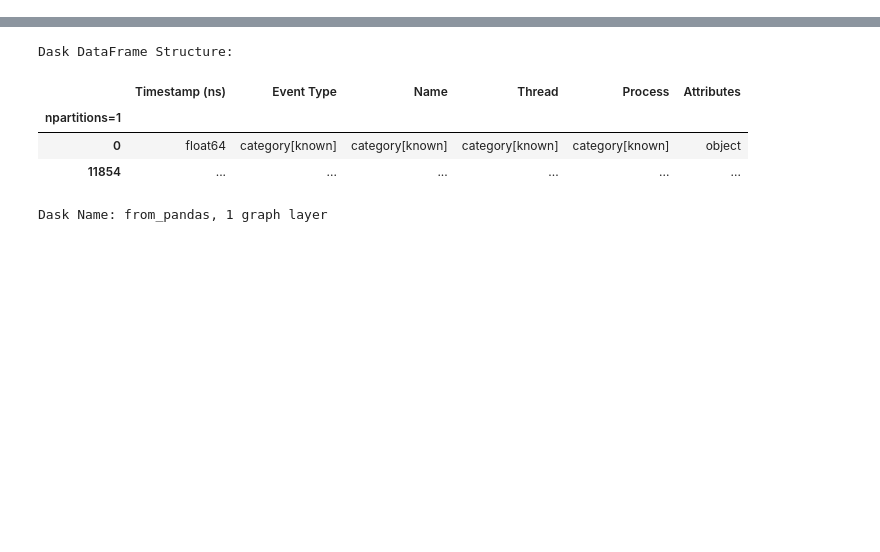
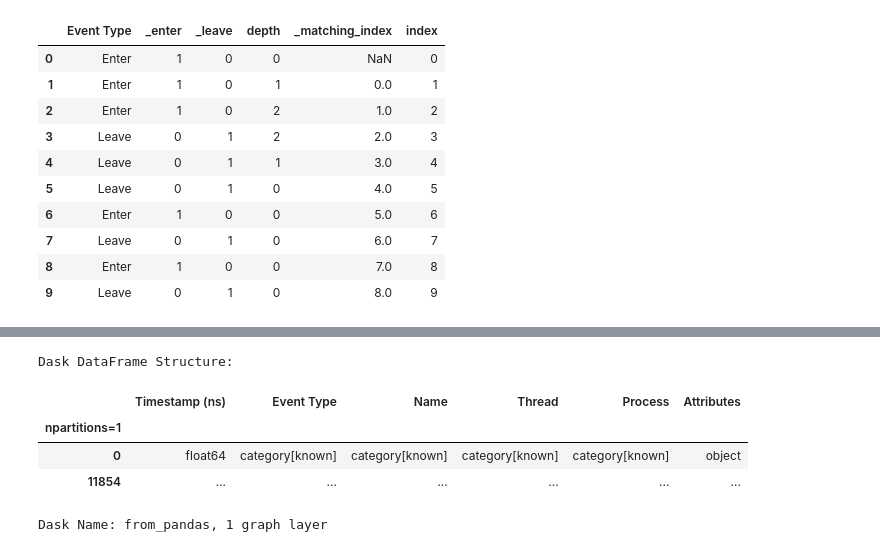
Before and after one commit to hpcgroup/pipit, a Jupyter notebook: docs/examples/dask-example.ipynb, the cells around one changed output, grey strips where cells are left out. Saved outputs shown, nothing was run; the diff lists cells and outputs as text; code cells hidden in the pictures; blank space fills up the shorter version.

```diff
--- a/docs/examples/dask-example.ipynb
+++ b/docs/examples/dask-example.ipynb
@@ -18,0 +138,23 @@ import pipit as pp
+# %%
+import polars as pl
+import pandas as pd
+
+data = {
+    "Event Type": ["Enter", "Enter", "Enter", "Leave", "Leave", "Leave", "Enter", "Leave", "Enter", "Leave"]
+}
+
+df = pl.from_pandas(pd.DataFrame(data).reset_index())
+
+df = df.with_columns(
+    (df["Event Type"] == "Enter").alias("_enter")
+).with_columns(
+    (df["Event Type"] == "Leave").alias("_leave")
+).with_columns(
+    (pl.col("_enter").cumsum().shift() - pl.col("_leave").cumsum()).cast(pl.Int16).fill_null(0).alias("depth")
+).with_columns(
+    pl.when(pl.col("Event Type") == "Enter")
+    .then(pl.col("index").shift(-1))
+    .otherwise(pl.col("index").shift(1))
+    .over("depth").alias("_matching_event")
+)
+df
@@ -18,0 +294,8 @@ import pipit as pp
+# %%
+df = df.with_columns(
+    pl.when(pl.col("Event Type") == "Enter")
+    .then(pl.col("index").shift(-1))
+    .otherwise(pl.col("index").shift(1))
+    .over("depth").alias("_matching_event")
+)
+df
@@ -18,0 +329,18 @@ import pipit as pp
+# %%
+df["_matching_index"] = float("NaN")
+df[df["depth"] == 0].compute()
+df["index"] = df.index
+df["_matching_index"] = df["index"].shift()
+df.compute()
+# %% [output]
+|  | Event Type | _enter | _leave | depth | _matching_index | index |
+| 0 | Enter | 1 | 0 | 0 | NaN | 0 |
+| 1 | Enter | 1 | 0 | 1 | 0.0 | 1 |
+| 2 | Enter | 1 | 0 | 2 | 1.0 | 2 |
+| 3 | Leave | 0 | 1 | 2 | 2.0 | 3 |
+| 4 | Leave | 0 | 1 | 1 | 3.0 | 4 |
+| 5 | Leave | 0 | 1 | 0 | 4.0 | 5 |
+| 6 | Enter | 1 | 0 | 0 | 5.0 | 6 |
+| 7 | Leave | 0 | 1 | 0 | 6.0 | 7 |
+| 8 | Enter | 1 | 0 | 0 | 7.0 | 8 |
+| 9 | Leave | 0 | 1 | 0 | 8.0 | 9 |
```
Also changed, not shown: parts of 22 cells of this notebook.
